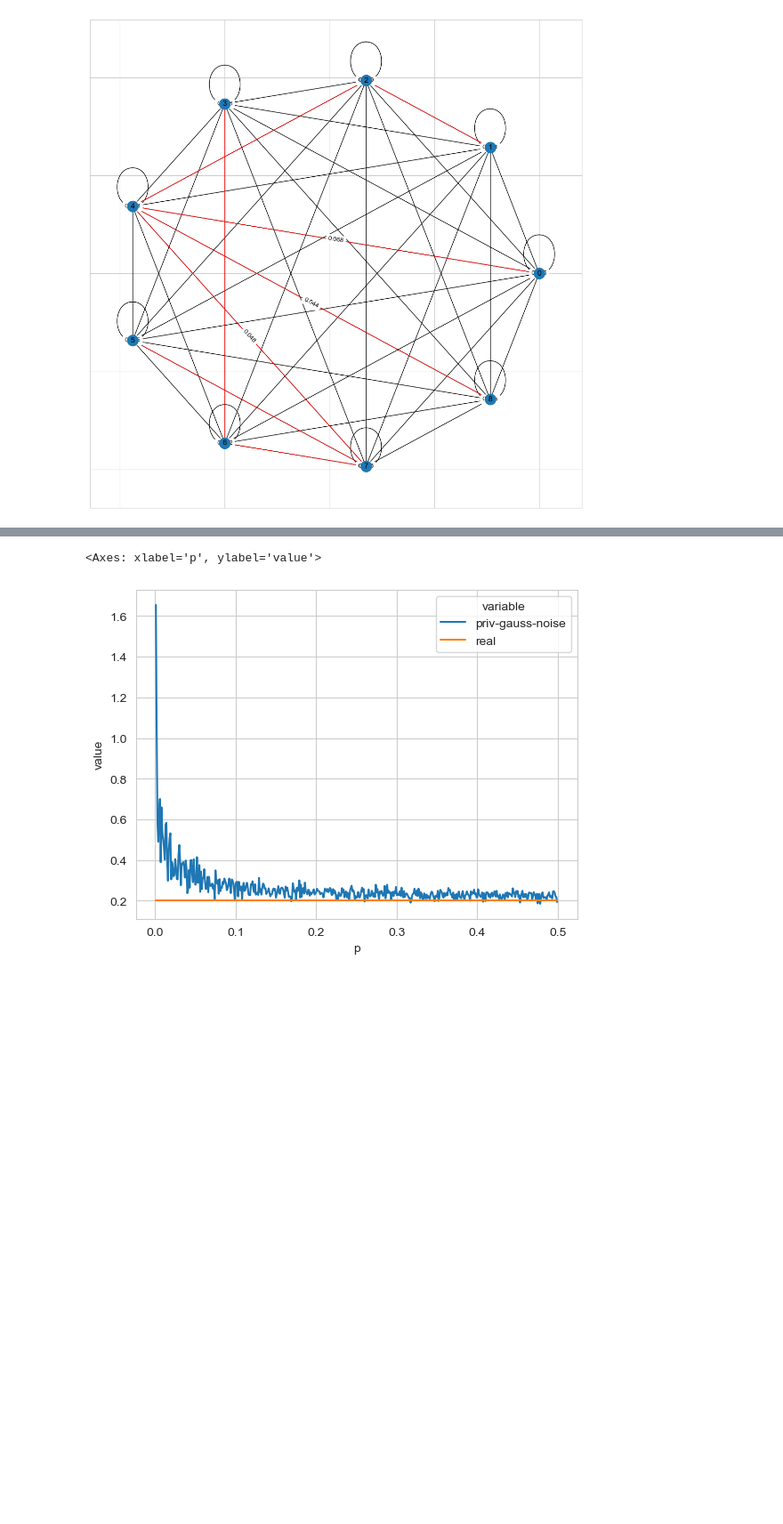
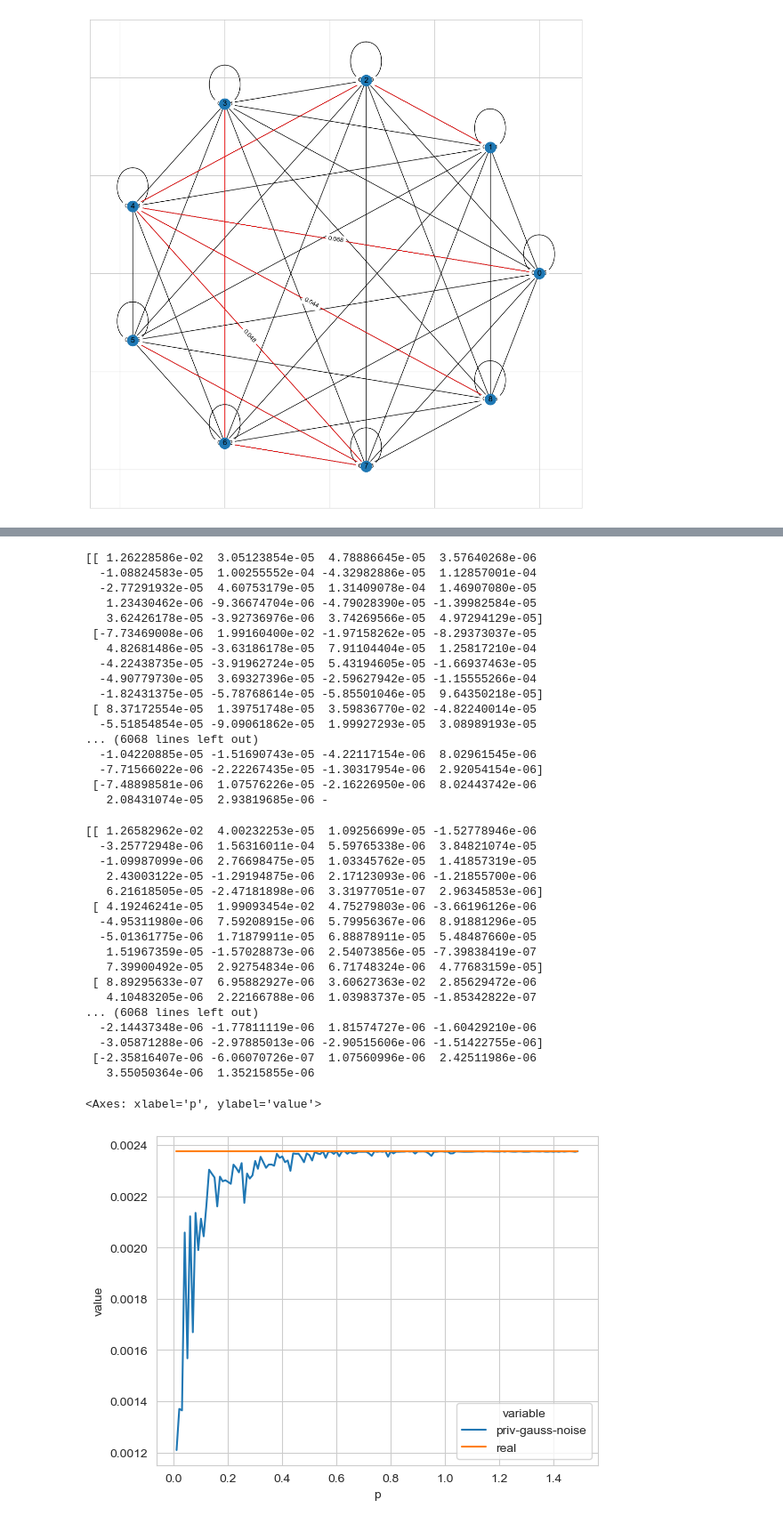
Before and after one commit to lukas681/private-mst, a Jupyter notebook: mst.ipynb, the cells around one changed output, grey strips where cells are left out. Shown at 89% size. Cells and saved outputs as stored; diff of their text form; code cells hidden in the pictures; blank space fills up the shorter version.

```diff
--- a/mst.ipynb
+++ b/mst.ipynb
@@ -184,8 +211,8 @@ MST on Real Graph 0.20138706906229925
 p = 1 # privacy rho
 d = len(columns)
 
-(T1, private_weight) = private_mst(p, d, dataset)
-(T2, real_weight) = private_mst(p, d, dataset, priv=False)
+(T1, private_weight) = private_mst(p, dataset)
+(spanning_tree, real_weight) = private_mst(p, dataset, priv=False)
 G = nx.convert_node_labels_to_integers(G)
 
 # Calculating the Real weight
@@ -211,15 +238,3 @@ We have 14635 samples on 9 dimensions
 MST on Real Graph 0.20138706906229925
 MST on Fake Graph 0.2161310732983846
 [figure]
-# %%
-df = pd.DataFrame()
-dataset= binary
-(T2, real_weight) = private_mst(0, d, dataset, priv=False)
-for p in np.arange(0.1,0.5, 0.1):
-    (T1, private_weight) = private_mst(p, d, dataset)
-    row = {
-        "p": p,
-        "priv-gauss-noise": private_weight,
-        "real": real_weight}
-    df = df.append(row, ignore_index=True)
-print(df)
@@ -228,7 +241,28 @@ Shape:18000
 # %%
-print(f'We have {n} samples on {d} dimensions')
+p_series = pd.DataFrame()
+(d, n, dataset) = load_ds(20)
+
+# Metaparams
+RHO_UP = 1.5
+RHO_LOW = 0.01
+STEP = 0.01
+
+print(f'Starting with n={n} and d={d}')
+mutual_information = generate_mi(dataset)
+(G, spanning_tree, real_weight) = mst(mutual_information[:])
+print(spanning_tree)
+for p in np.arange(RHO_LOW,RHO_UP, STEP):
+    noise = noise_variance(n, d, p)
+    (G, T1, private_weight) = private_mst(mi=mutual_information[:], amount_noise=noise)
+    row = {
+        "p": p,
+        "priv-gauss-noise": private_weight,
+        "real": real_weight}
+    p_series = p_series.append(row, ignore_index=True)
+
+print(f'We have {len(dataset)} samples on {d} dimensions')
 print(f'MST on Real Graph {real_weight}')
 print(f'MST on Fake Graph {private_weight}')
 sb.lineplot(x='p', y='value', hue='variable',
-             data=pd.melt(df, ['p']))
+            data=pd.melt(p_series, ['p']))
 # %% [output]
@@ -238,2 +286,36 @@ MST on Fake Graph 0.1934083293762852
-<Axes: xlabel='p', ylabel='value'>
+[[ 1.26228586e-02  3.05123854e-05  4.78886645e-05  3.57640268e-06
+  -1.08824583e-05  1.00255552e-04 -4.32982886e-05  1.12857001e-04
+  -2.77291932e-05  4.60753179e-05  1.31409078e-04  1.46907080e-05
+   1.23430462e-06 -9.36674704e-06 -4.79028390e-05 -1.39982584e-05
+   3.62426178e-05 -3.92736976e-06  3.74269566e-05  4.97294129e-05]
+ [-7.73469008e-06  1.99160400e-02 -1.97158262e-05 -8.29373037e-05
+   4.82681486e-05 -3.63186178e-05  7.91104404e-05  1.25817210e-04
+  -4.22438735e-05 -3.91962724e-05  5.43194605e-05 -1.66937463e-05
+  -4.90779730e-05  3.69327396e-05 -2.59627942e-05 -1.15555266e-04
+  -1.82431375e-05 -5.78768614e-05 -5.85501046e-05  9.64350218e-05]
+ [ 8.37172554e-05  1.39751748e-05  3.59836770e-02 -4.82240014e-05
+  -5.51854854e-05 -9.09061862e-05  1.99927293e-05  3.08989193e-05
+... (6068 lines left out)
+  -1.04220885e-05 -1.51690743e-05 -4.22117154e-06  8.02961545e-06
+  -7.71566022e-06 -2.22267435e-05 -1.30317954e-06  2.92054154e-06]
+ [-7.48898581e-06  1.07576226e-05 -2.16226950e-06  8.02443742e-06
+   2.08431074e-05  2.93819685e-06 -
+[[ 1.26582962e-02  4.00232253e-05  1.09256699e-05 -1.52778946e-06
+  -3.25772948e-06  1.56316011e-04  5.59765338e-06  3.84821074e-05
+  -1.09987099e-06  2.76698475e-05  1.03345762e-05  1.41857319e-05
+   2.43003122e-05 -1.29194875e-06  2.17123093e-06 -1.21855700e-06
+   6.21618505e-05 -2.47181898e-06  3.31977051e-07  2.96345853e-06]
+ [ 4.19246241e-05  1.99093454e-02  4.75279803e-06 -3.66196126e-06
+  -4.95311980e-06  7.59208915e-06  5.79956367e-06  8.91881296e-05
+  -5.01361775e-06  1.71879911e-05  6.88878911e-05  5.48487660e-05
+   1.51967359e-05 -1.57028873e-06  2.54073856e-05 -7.39838419e-07
+   7.39900492e-05  2.92754834e-06  6.71748324e-06  4.77683159e-05]
+ [ 8.89295633e-07  6.95882927e-06  3.60627363e-02  2.85629472e-06
+   4.10483205e-06  2.22166788e-06  1.03983737e-05 -1.85342822e-07
+... (6068 lines left out)
+  -2.14437348e-06 -1.77811119e-06  1.81574727e-06 -1.60429210e-06
+  -3.05871288e-06 -2.97885013e-06 -2.90515606e-06 -1.51422755e-06]
+ [-2.35816407e-06 -6.06070726e-07  1.07560996e-06  2.42511986e-06
+   3.55050364e-06  1.35215855e-06
+<Axes: xlabel='p', ylabel='value'>
-[figure, old version]
+[figure, new version]
```
Also changed, not shown: parts of 10 cells of this notebook.
